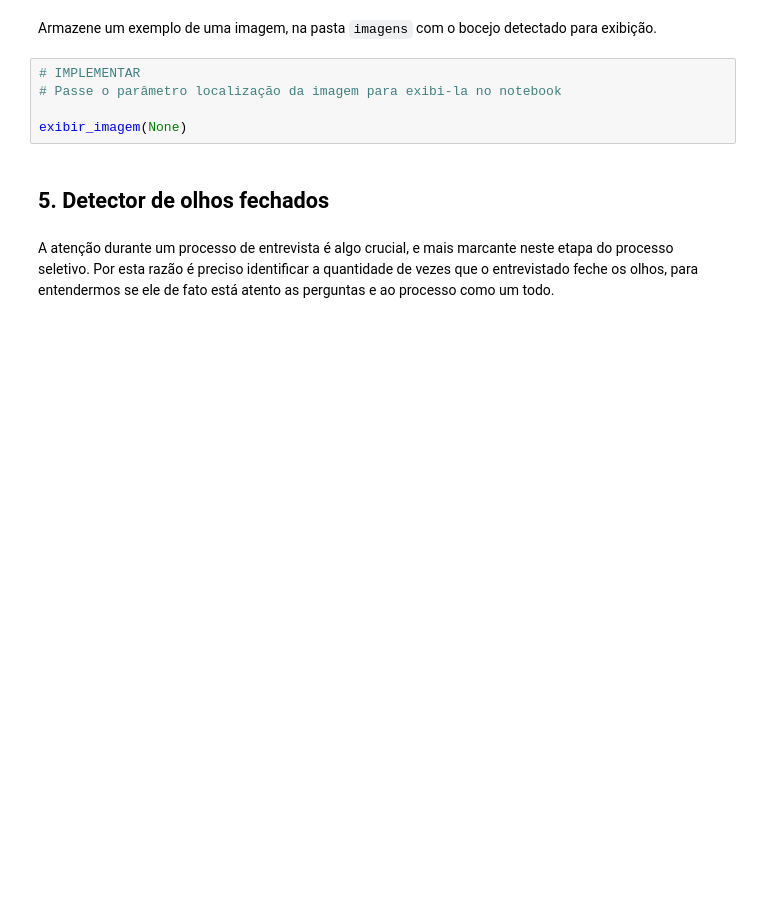
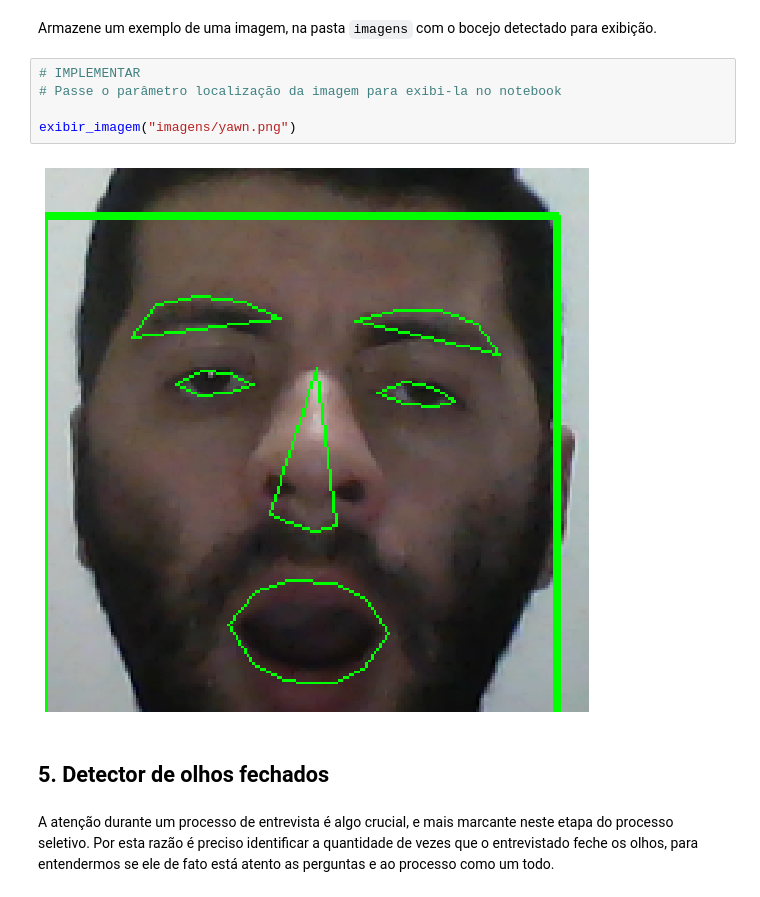
Before and after one commit to RoddCunha/TrainingGrounds, a Jupyter notebook: projeto-final/smart-hiring.ipynb, the cells around one changed output. Saved outputs shown, nothing was run; the diff lists cells and outputs as text; blank space fills up the shorter version.

```diff
--- a/projeto-final/smart-hiring.ipynb
+++ b/projeto-final/smart-hiring.ipynb
@@ -562,8 +582,10 @@
 # %%
 # IMPLEMENTAR
 # Passe o parâmetro localização da imagem para exibi-la no notebook
 
-exibir_imagem(None)
+exibir_imagem("imagens/yawn.png")
+# %% [output]
+[figure, added]
 # %% [markdown]
 ## 5. Detector de olhos fechados
 # %% [markdown]
```
Also changed, not shown: parts of 16 cells of this notebook.
